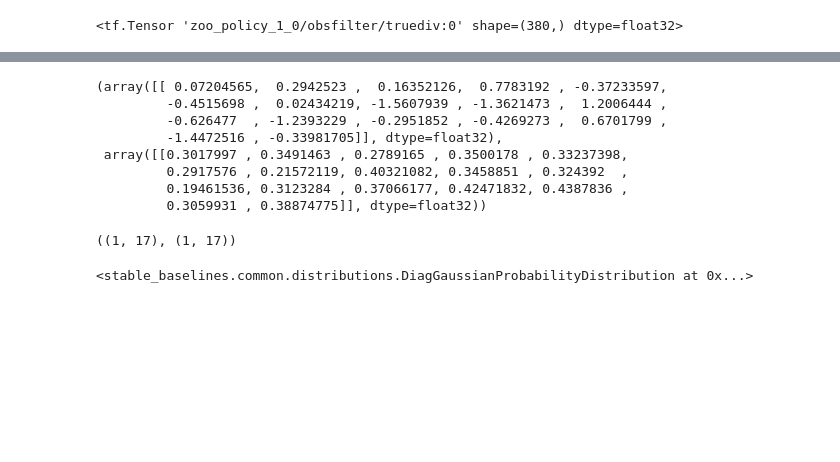
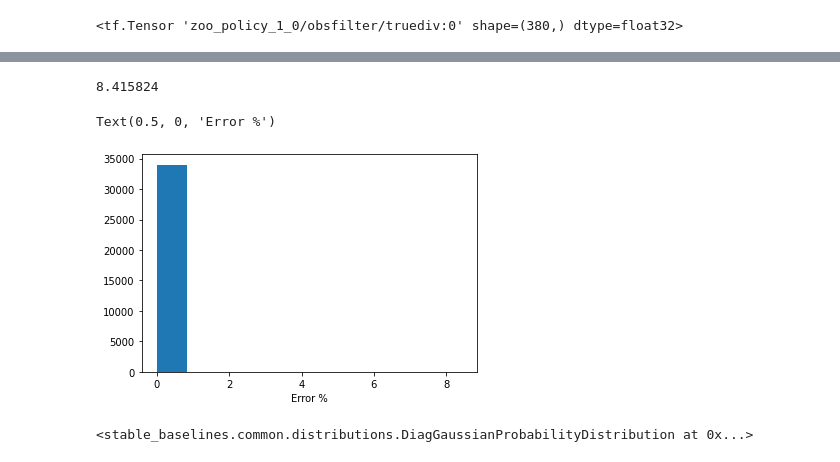
Before and after one commit to HumanCompatibleAI/better-adversarial-defenses, a Jupyter notebook: mujoco.ipynb, the cells around one changed output, grey strips where cells are left out. Saved outputs shown, nothing was run; the diff lists cells and outputs as text; code cells hidden in the pictures; blank space fills up the shorter version.

```diff
--- a/mujoco.ipynb
+++ b/mujoco.ipynb
@@ -304,6 +304,17 @@ class DiagonalNormalSamplingLayer(keras.layers.Layer):
         out = tf.random.normal(shape=tf.shape(inputs)[:2],
                                mean=means, stddev=stds)
         return out
+# %%
+class UnconnectedVariableLayer(keras.layers.Layer):
+    """Layer which outputs a trainable variable on a call."""
+    def __init__(self, shape, name):
+        super(UnconnectedVariableLayer, self).__init__(name=name)
+        self.v = self.add_weight(
+            shape=(1,) + shape, initializer=tf.keras.initializers.Zeros(),
+            trainable=True, name="var/" + name)
+
+    def call(self, inputs):
+        return tf.repeat(self.v, axis=0, repeats=tf.shape(inputs)[0])
 # %%
 import tensorflow as tf
 # %%
@@ -323,7 +334,8 @@ model_policy_y = keras.layers.Dense(64, input_shape=(obs_dim,), activation='tanh
 model_policy_y = keras.layers.Dense(64, activation='tanh', use_bias=True)(model_policy_y)
 model_policy_mean = keras.layers.Dense(act_dim, activation=None, use_bias=True, name='mean')(model_policy_y)
 model_policy_mean = keras.layers.Reshape((act_dim, 1), name='reshape_mean')(model_policy_mean)
-model_policy_std = keras.layers.Dense(act_dim, activation=None, use_bias=True, name='std')(model_policy_y)
+
+model_policy_std = UnconnectedVariableLayer(name='std', shape=(act_dim,))(model_policy_y)
 model_policy_std = keras.layers.Reshape((act_dim, 1), name='reshape_std')(model_policy_std)
 model_policy_mean_std_ = keras.layers.Concatenate(axis=2)([model_policy_mean, model_policy_std])
 model_policy_mean_std = keras.Model(inputs=model_policy_inp, outputs=model_policy_mean_std_)
@@ -444,3 +443,8 @@ Text(0.5, 0, 'Error %')
 # %%
-value_new = model_policy.predict(obs)
-value_old = np.array([mlp_policy.value(np.array([o])) for o in obs])
+p_new = model_policy_mean_std.predict(obs)
+p_old = np.array([mlp_policy.proba_step(np.array([o])) for o in obs])
+p_old = p_old[:, :, 0, :]
+p_old = np.swapaxes(p_old, 1, 2)
+
+p_new = p_new.flatten()
+p_old = p_old.flatten()
@@ -449,18 +451,12 @@ p1, p2 = mlp_policy.proba_step(obs[0:1])
-# %%
-p1, p2
-# %% [output]
-(array([[ 0.07204565,  0.2942523 ,  0.16352126,  0.7783192 , -0.37233597,
-         -0.4515698 ,  0.02434219, -1.5607939 , -1.3621473 ,  1.2006444 ,
-         -0.626477  , -1.2393229 , -0.2951852 , -0.4269273 ,  0.6701799 ,
-         -1.4472516 , -0.33981705]], dtype=float32),
- array([[0.3017997 , 0.3491463 , 0.2789165 , 0.3500178 , 0.33237398,
-         0.2917576 , 0.21572119, 0.40321082, 0.3458851 , 0.324392  ,
-         0.19461536, 0.3123284 , 0.37066177, 0.42471832, 0.4387836 ,
-         0.3059931 , 0.38874775]], dtype=float32))
-# %%
-p1.shape, p2.shape
-# %% [output]
-((1, 17), (1, 17))
+# %%
+delta = 100 * np.abs(p_new - p_old) / (1e-10 + np.abs(p_new) + np.abs(p_old))
+print(np.max(delta))
+plt.hist(delta)
+plt.xlabel('Error %')
+# %% [output]
+8.415824
+Text(0.5, 0, 'Error %')
+[figure, added]
 # %%
 from scipy.special import softmax
 # %%
```
Also changed, not shown: parts of 11 cells of this notebook.
